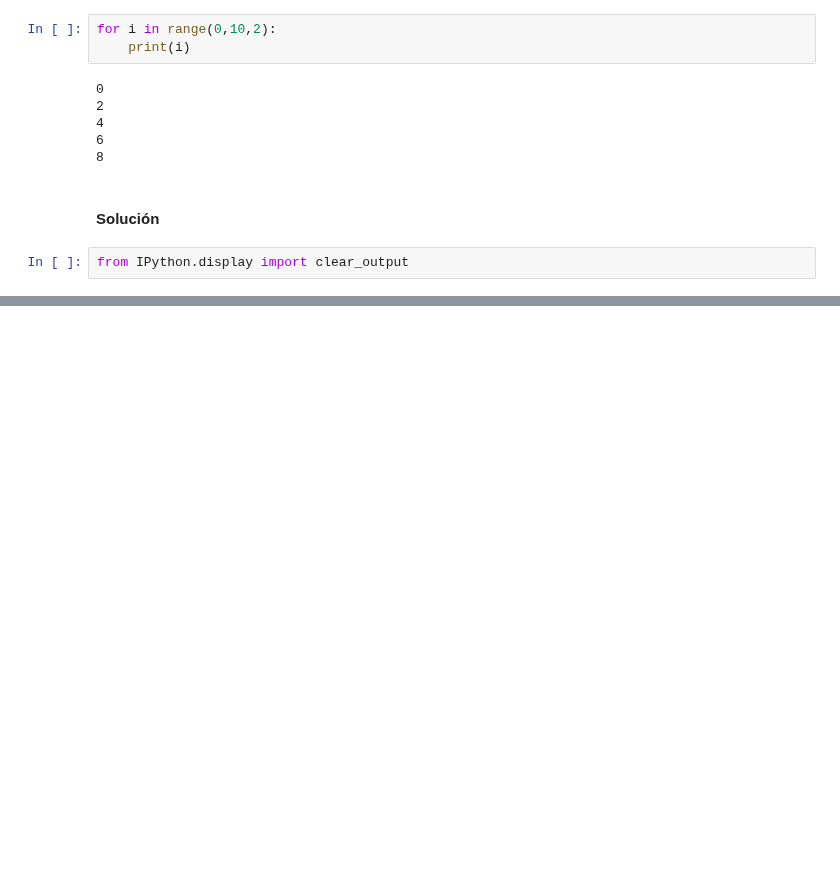
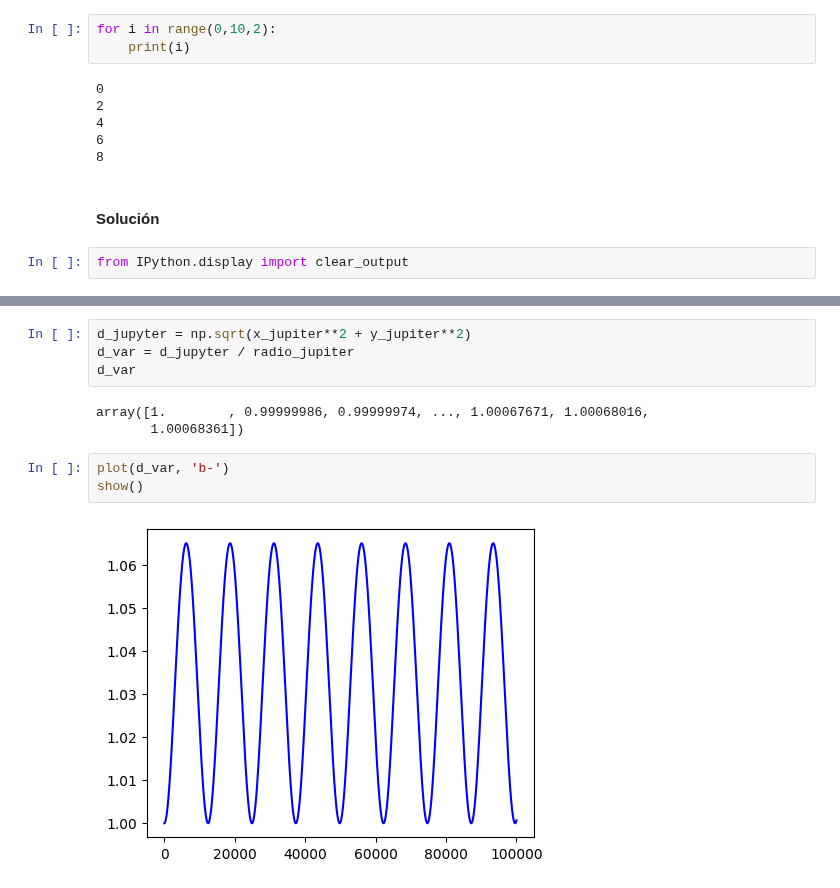
Before and after one commit to crisbh/intro_menciones_II, a Jupyter notebook: Orbitas_de_planetas_simulacion/Orbitas_de_planetas.ipynb, the cells around one changed output, grey strips where cells are left out. Cells and saved outputs as stored; diff of their text form; blank space fills up the shorter version.

```diff
--- a/Orbitas_de_planetas_simulacion/Orbitas_de_planetas.ipynb
+++ b/Orbitas_de_planetas_simulacion/Orbitas_de_planetas.ipynb
@@ -421,0 +449,12 @@ for i in range(0,10000,100):
+# %%
+d_jupyter = np.sqrt(x_jupiter**2 + y_jupiter**2)
+d_var = d_jupyter / radio_jupiter
+d_var
+# %% [output]
+array([1.        , 0.99999986, 0.99999974, ..., 1.00067671, 1.00068016,
+       1.00068361])
+# %%
+plot(d_var, 'b-')
+show()
+# %% [output]
+[figure, added]
```
Also changed, not shown: parts of 32 cells of this notebook.
